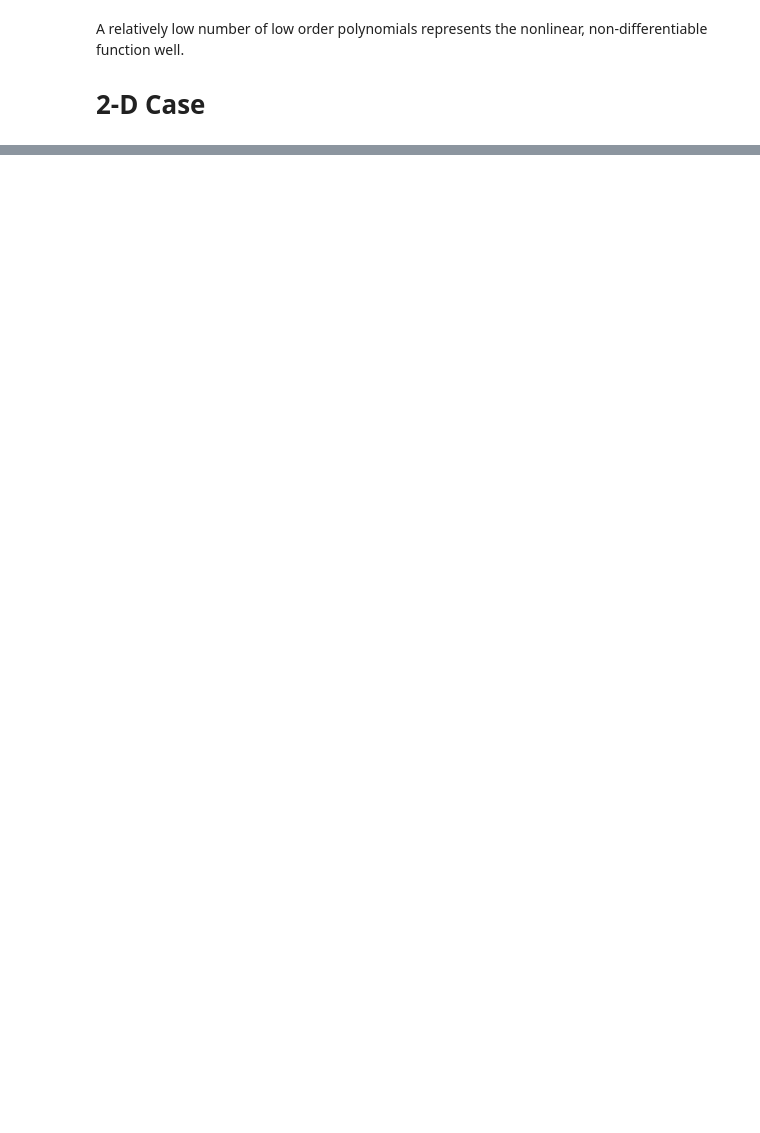
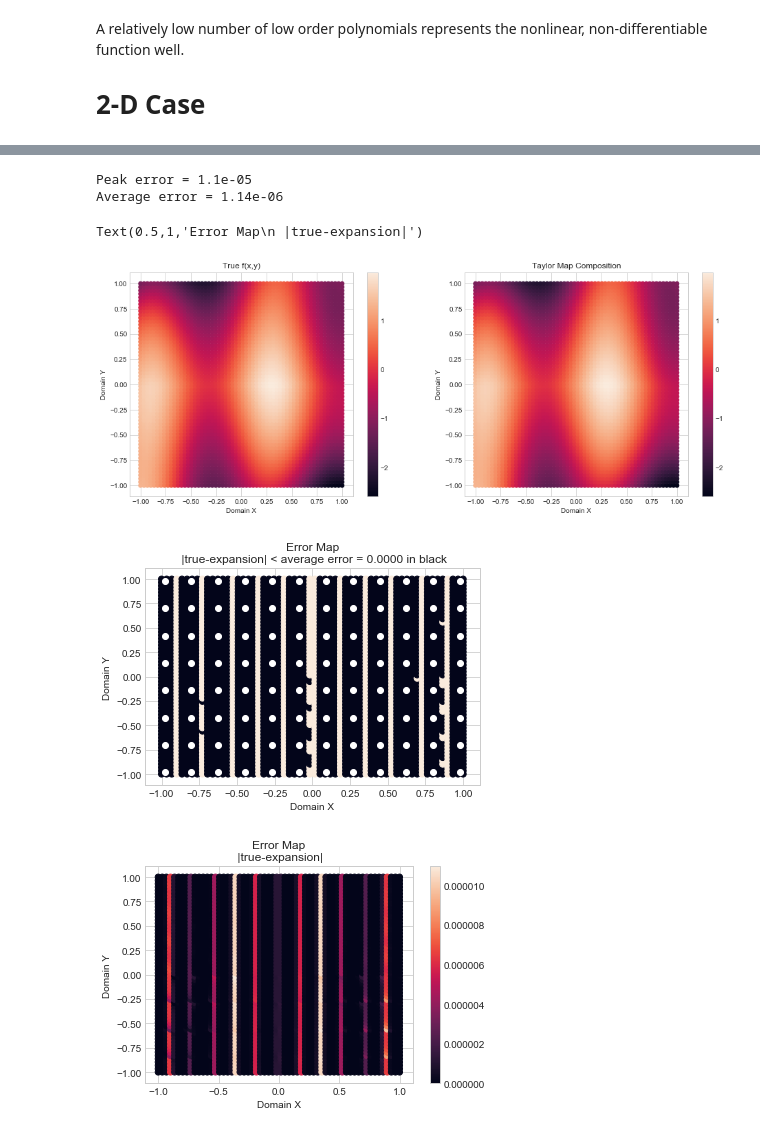
Before and after one commit to CDNoyes/EDL-Py, a Jupyter notebook: DAUQ.ipynb, the cells around one changed output, grey strips where cells are left out. Cells and saved outputs as stored; diff of their text form; code cells hidden in the pictures; blank space fills up the shorter version.

```diff
--- a/DAUQ.ipynb
+++ b/DAUQ.ipynb
@@ -173,0 +217,40 @@ x_eval = boxgrid(domain,7, True)
+# %%
+plt.figure(figsize=(16,6))
+plt.subplot(121)
+plt.scatter(x[0],x[1],c=y)
+plt.colorbar()
+plt.xlabel('Domain X')
+plt.ylabel('Domain Y')
+plt.title('True f(x,y)')
+plt.subplot(122)
+plt.scatter(x[0],x[1],c=np.array(sol))
+plt.title('Taylor Map Composition')
+plt.colorbar()
+plt.xlabel('Domain X')
+plt.ylabel('Domain Y')
+
+err = np.abs(np.array(sol)-y)
+tol = np.mean(err)
+print("Peak error = {:.3g}".format(err.max()))
+print("Average error = {:.3g}".format(err.mean()))
+plt.figure()
+plt.scatter(x[0],x[1],c=err>tol)
+plt.plot(x_exp[0], x_exp[1],'wo')
+# plt.colorbar()
+plt.xlabel('Domain X')
+plt.ylabel('Domain Y')
+plt.title('Error Map\n |true-expansion| < average error = {:.4f} in black'.format(tol))
+
+plt.figure()
+plt.scatter(x[0],x[1],c=err)
+plt.colorbar()
+plt.xlabel('Domain X')
+plt.ylabel('Domain Y')
+plt.title('Error Map\n |true-expansion|')
+# %% [output]
+Peak error = 1.1e-05
+Average error = 1.14e-06
+Text(0.5,1,'Error Map\n |true-expansion|')
+[figure, added]
+[figure, added]
+[figure, added]
```
Also changed, not shown: parts of 17 cells of this notebook.
